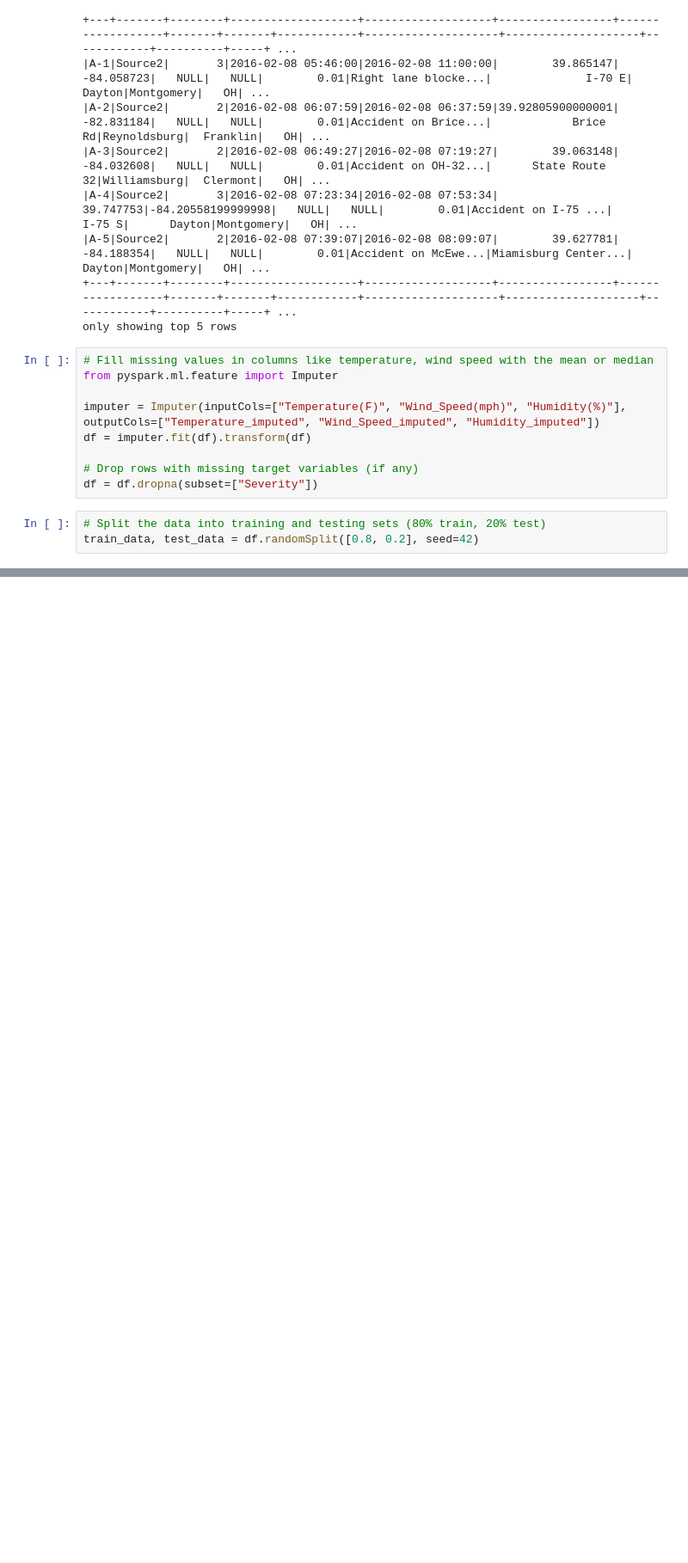
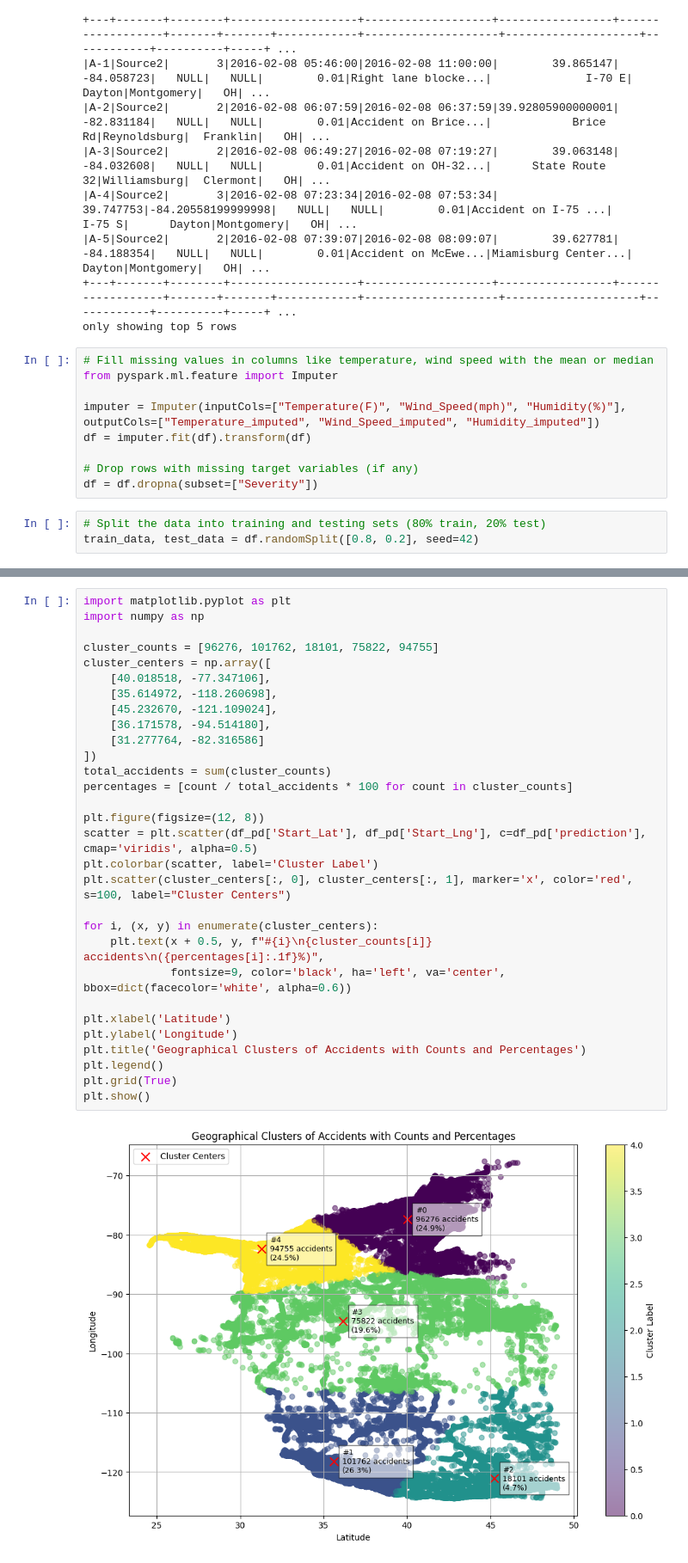
Before and after one commit to Person-Ad/US-Accidents-Big-Data-Analytics-Spark, a Jupyter notebook: notebooks/Predictive Analysis/Kmeans.ipynb, the cells around one changed output, grey strips where cells are left out. Shown at 86% size. Drawn from its saved outputs; the diff is of its cells as text; blank space fills up the shorter version.

```diff
--- a/notebooks/Predictive Analysis/Kmeans.ipynb
+++ b/notebooks/Predictive Analysis/Kmeans.ipynb
@@ -155,0 +169,32 @@ plt.show()
+# %%
+import matplotlib.pyplot as plt
+import numpy as np
+
+cluster_counts = [96276, 101762, 18101, 75822, 94755]
+cluster_centers = np.array([
+    [40.018518, -77.347106],
+    [35.614972, -118.260698],
+    [45.232670, -121.109024],
+    [36.171578, -94.514180],
+    [31.277764, -82.316586]
+])
+total_accidents = sum(cluster_counts)
+percentages = [count / total_accidents * 100 for count in cluster_counts]
+
+plt.figure(figsize=(12, 8))
+scatter = plt.scatter(df_pd['Start_Lat'], df_pd['Start_Lng'], c=df_pd['prediction'], cmap='viridis', alpha=0.5)
+plt.colorbar(scatter, label='Cluster Label')
+plt.scatter(cluster_centers[:, 0], cluster_centers[:, 1], marker='x', color='red', s=100, label="Cluster Centers")
+
+for i, (x, y) in enumerate(cluster_centers):
+    plt.text(x + 0.5, y, f"#{i}\n{cluster_counts[i]} accidents\n({percentages[i]:.1f}%)",
+             fontsize=9, color='black', ha='left', va='center', bbox=dict(facecolor='white', alpha=0.6))
+
+plt.xlabel('Latitude')
+plt.ylabel('Longitude')
+plt.title('Geographical Clusters of Accidents with Counts and Percentages')
+plt.legend()
+plt.grid(True)
+plt.show()
+# %% [output]
+[figure, added]
```
Also changed, not shown: parts of 3 cells of this notebook, 12 other files.
